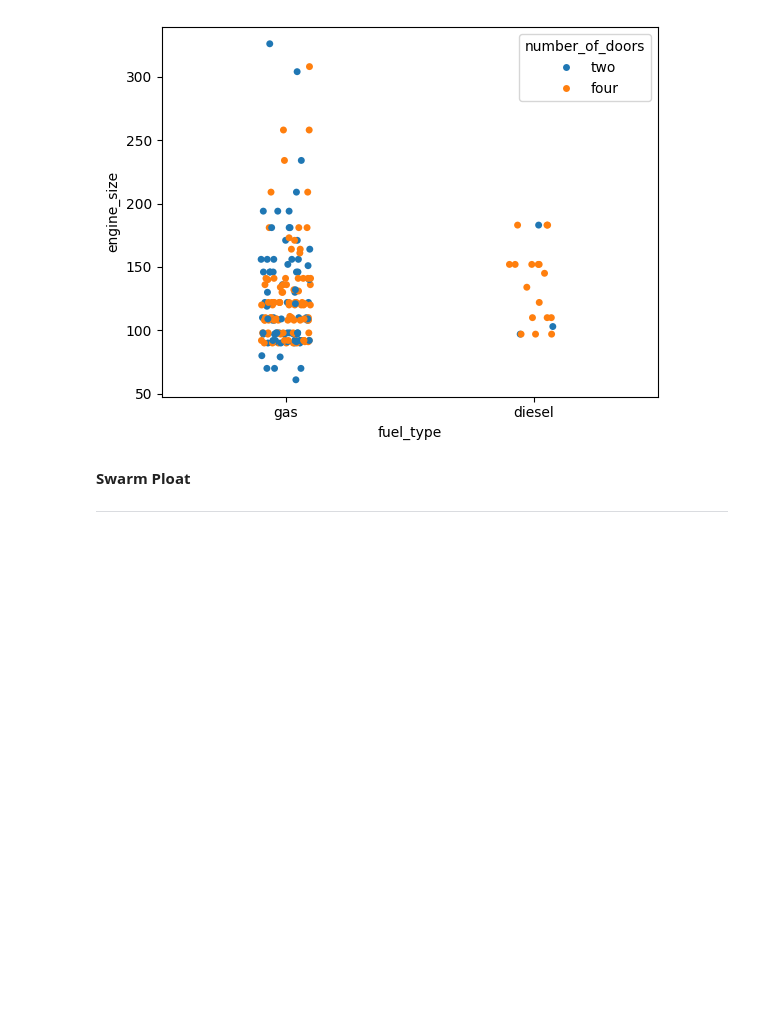
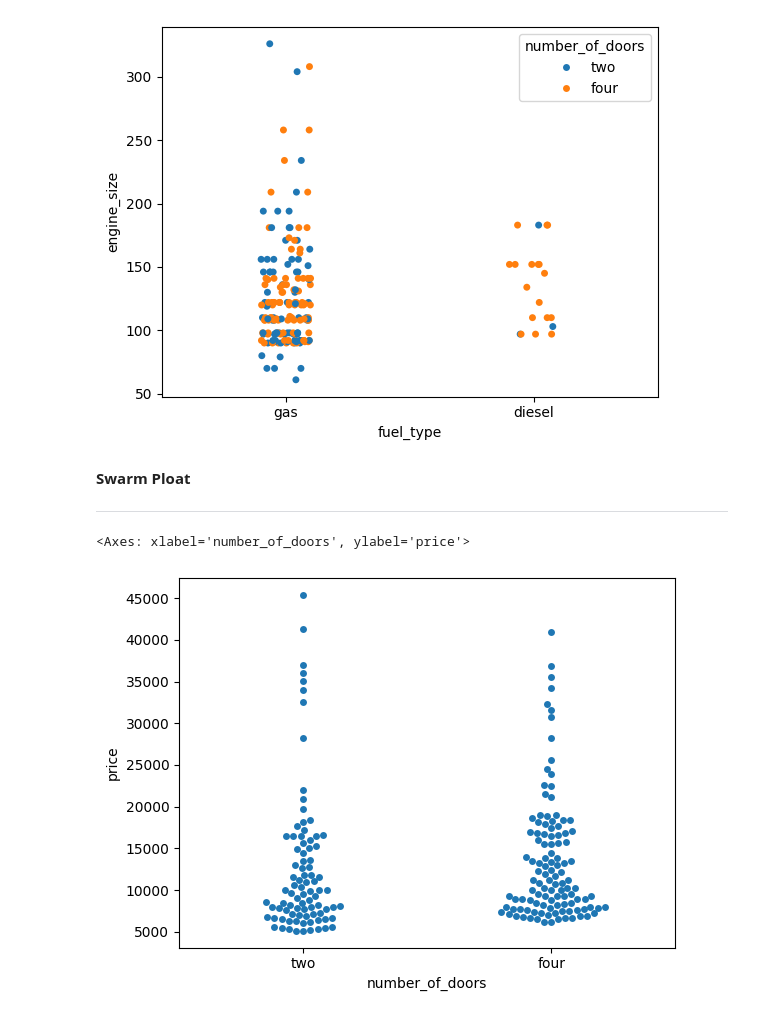
Before and after one commit to sumanthgm/Data_Science_Python, a Jupyter notebook: Practice_dataVisualization.ipynb, the cells around one changed output. Drawn from its saved outputs; the diff is of its cells as text; code cells hidden in the pictures; blank space fills up the shorter version.

Commit message:
strip,swarm,cap plot practice

```diff
--- a/Practice_dataVisualization.ipynb
+++ b/Practice_dataVisualization.ipynb
@@ -420,3 +420,8 @@ sns.stripplot(data=data,x="fuel_type",y="engine_size",hue="number_of_doors")
 **Swarm Ploat**
 
 ---
+# %%
+sns.swarmplot(data=data,x="number_of_doors",y="price")
+# %% [output]
+<Axes: xlabel='number_of_doors', ylabel='price'>
+[figure, added]
```
Also changed, not shown: parts of 9 cells of this notebook.
